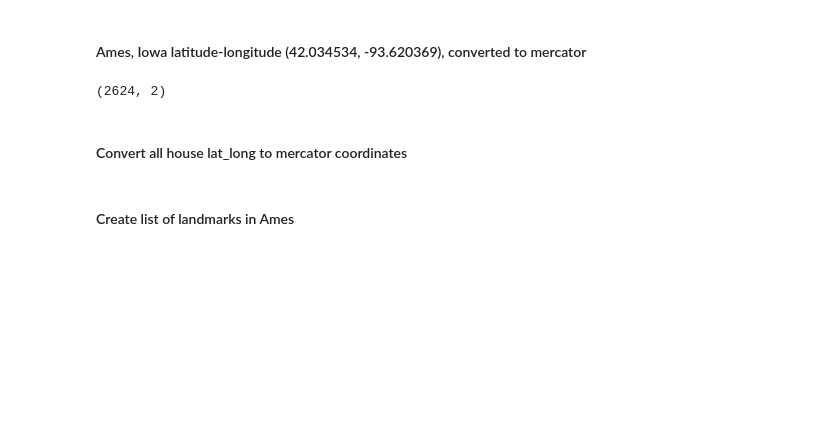
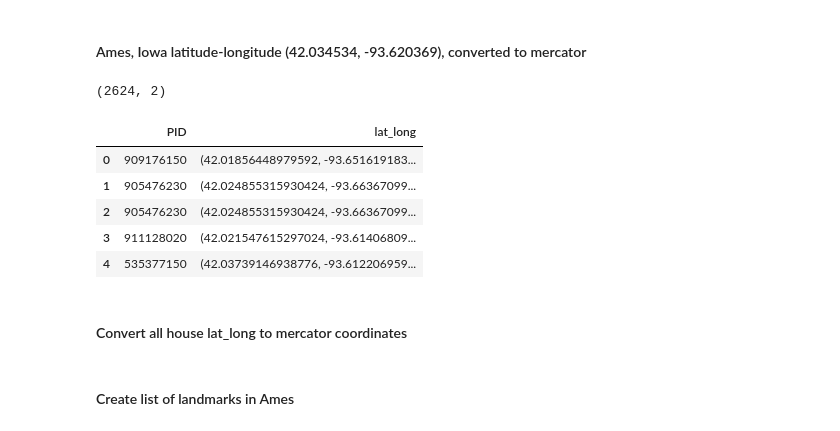
Before and after one commit to dnie44/nycdatascience_ML_project, a Jupyter notebook: daniel/1_Mapping.ipynb, the cells around one changed output. Cells and saved outputs as stored; diff of their text form; code cells hidden in the pictures; blank space fills up the shorter version.

```diff
--- a/daniel/1_Mapping.ipynb
+++ b/daniel/1_Mapping.ipynb
@@ -29,6 +29,15 @@ geo = pd.read_csv('geodata.csv')
 geo.shape
 # %% [output]
 (2624, 2)
+# %%
+geo.head()
+# %% [output]
+|  | PID | lat_long |
+| 0 | 909176150 | (42.01856448979592, -93.651619183... |
+| 1 | 905476230 | (42.024855315930424, -93.66367099... |
+| 2 | 905476230 | (42.024855315930424, -93.66367099... |
+| 3 | 911128020 | (42.021547615297024, -93.61406809... |
+| 4 | 535377150 | (42.03739146938776, -93.612206959... |
 # %% [markdown]
 #### Convert all house lat_long to mercator coordinates
 # %%
```
Also changed, not shown: 5 other files.
